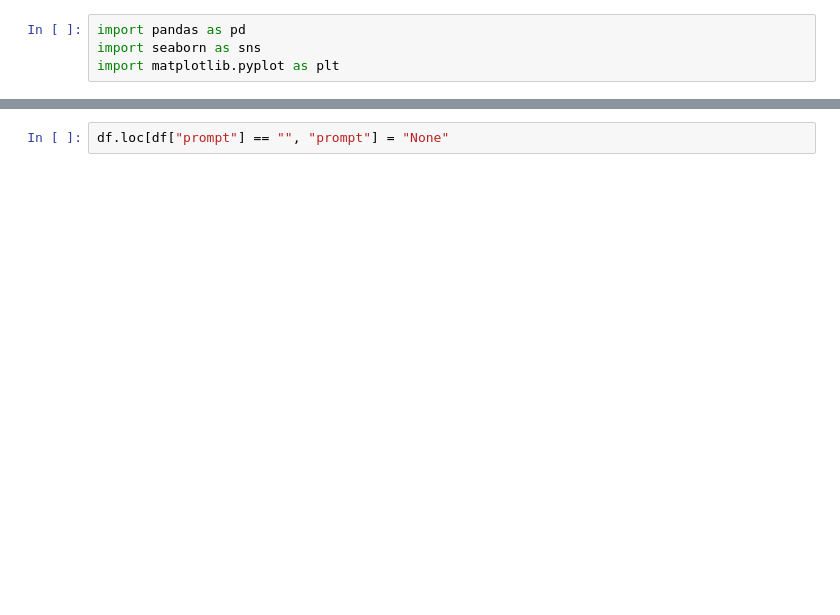
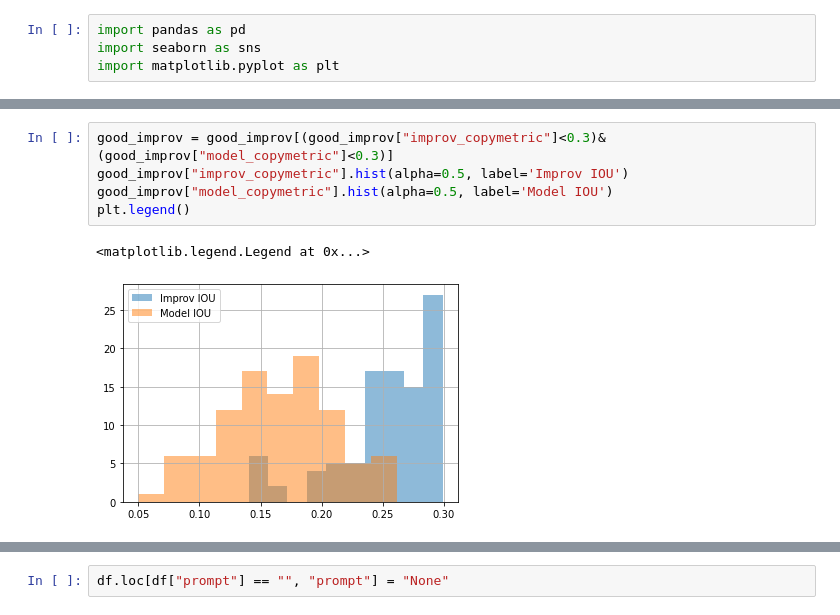
Before and after one commit to alhojel/visual_task_vectors, a Jupyter notebook: filter_pairings.ipynb, the cells around one changed output, grey strips where cells are left out. Cells and saved outputs as stored; diff of their text form; blank space fills up the shorter version.

```diff
--- a/filter_pairings.ipynb
+++ b/filter_pairings.ipynb
@@ -15,0 +65,8 @@ df = pd.DataFrame(data)
+# %%
+good_improv = good_improv[(good_improv["improv_copymetric"]<0.3)&(good_improv["model_copymetric"]<0.3)]
+good_improv["improv_copymetric"].hist(alpha=0.5, label='Improv IOU')
+good_improv["model_copymetric"].hist(alpha=0.5, label='Model IOU')
+plt.legend()
+# %% [output]
+<matplotlib.legend.Legend at 0x...>
+[figure, added]
```
Also changed, not shown: parts of 20 cells of this notebook, 10 other files.
